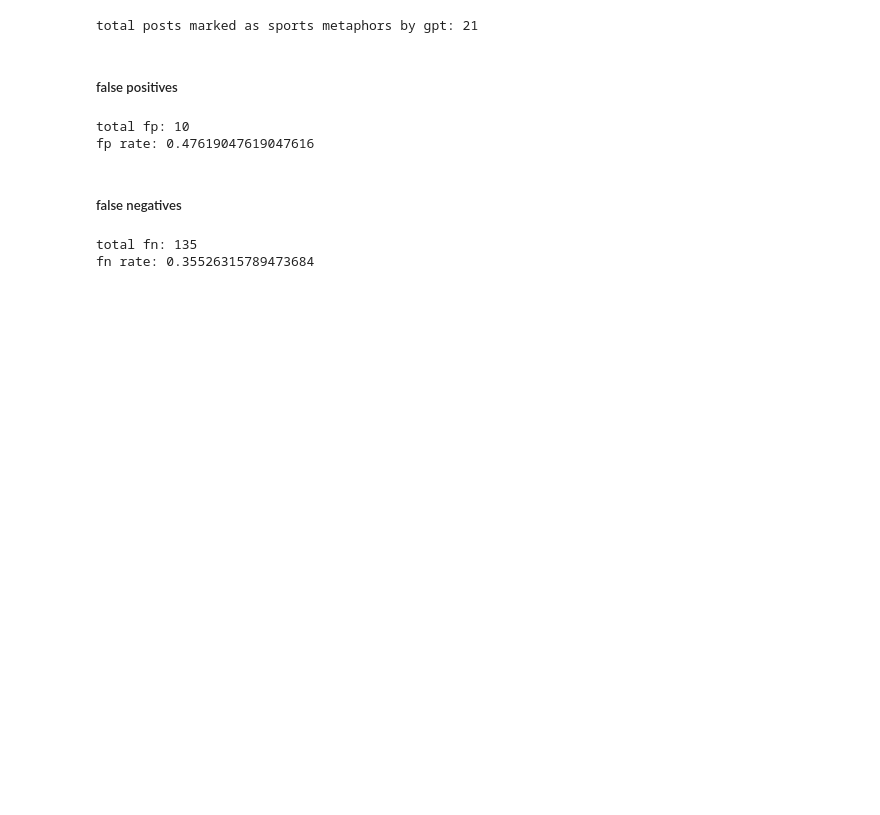
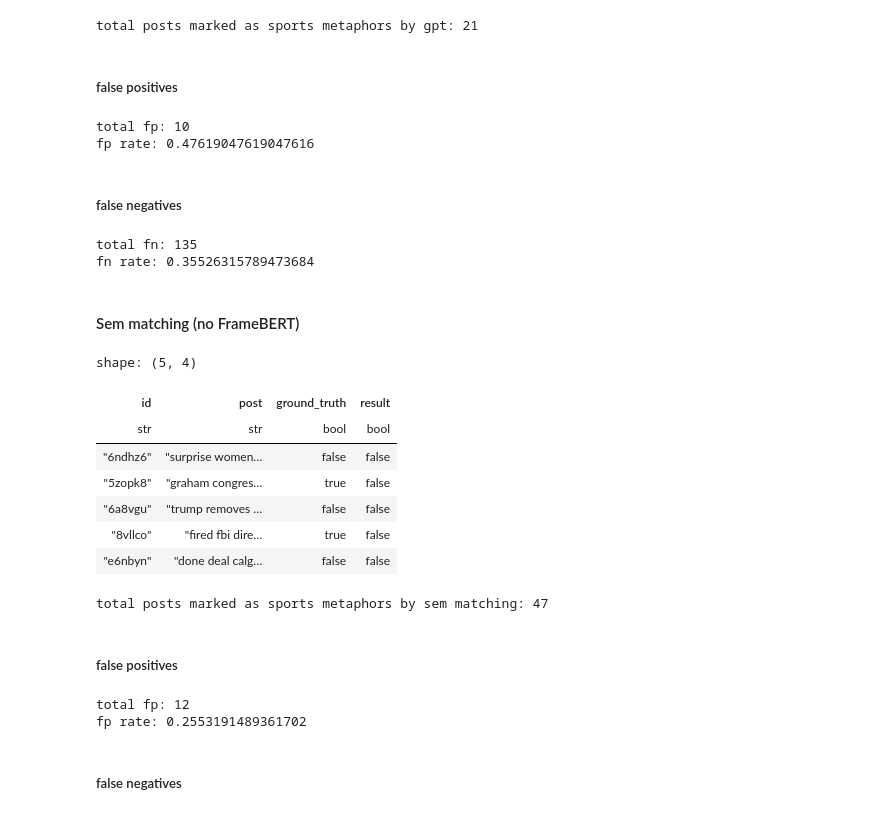
Before and after one commit to tatami-galaxy/sports-language-in-politics, a Jupyter notebook: experiments/notebooks/eval_political_posts_chatgpt.ipynb, the cells around one changed output. Saved outputs shown, nothing was run; the diff lists cells and outputs as text; code cells hidden in the pictures; blank space fills up the shorter version.

```diff
--- a/experiments/notebooks/eval_political_posts_chatgpt.ipynb
+++ b/experiments/notebooks/eval_political_posts_chatgpt.ipynb
@@ -846,3 +846,17 @@ print('fn rate: {}'.format(fn/(len(gt)-gpt_pos)))
 # %% [output]
 total fn: 135
 fn rate: 0.35526315789473684
+# %% [markdown]
+#### Sem matching (no FrameBERT)
+# %%
+sem_df = pl.read_csv(data_dir+'sem_matching_responses_eval.csv')
+sem_df.head()
+# %% [output]
+shape: (5, 4)
+| id | post | ground_truth | result |
+| str | str | bool | bool |
+| "6ndhz6" | "surprise women… | false | false |
+| "5zopk8" | "graham congres… | true | false |
+| "6a8vgu" | "trump removes … | false | false |
+| "8vllco" | "fired fbi dire… | true | false |
+| "e6nbyn" | "done deal calg… | false | false |
@@ -848,0 +866,24 @@ fn rate: 0.35526315789473684
+# %%
+sem_pos = 0
+for val in sem_output:
+    if val:
+        sem_pos += 1
+
+print('total posts marked as sports metaphors by sem matching: {}'.format(sem_pos))
+# %% [output]
+total posts marked as sports metaphors by sem matching: 47
+# %% [markdown]
+##### false positives
+# %%
+fp = 0
+for i in range(len(sem_output)):
+    if sem_output[i] and not gt[i]:
+        fp += 1
+
+print('total fp: {}'.format(fp))
+print('fp rate: {}'.format(fp/sem_pos))
+# %% [output]
+total fp: 12
+fp rate: 0.2553191489361702
+# %% [markdown]
+##### false negatives
```
Also changed, not shown: parts of 22 cells of this notebook, 1 other file.
